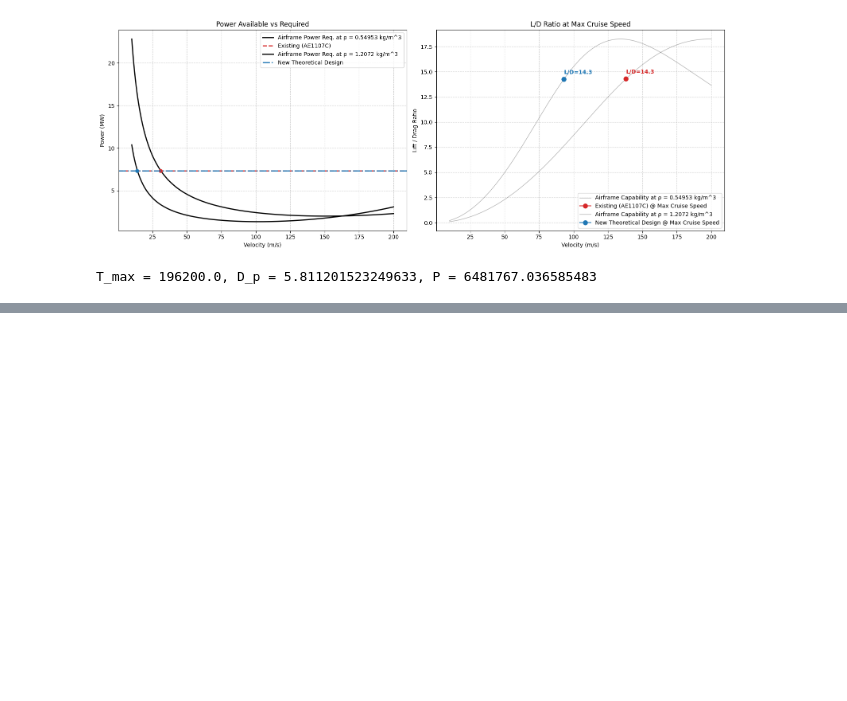
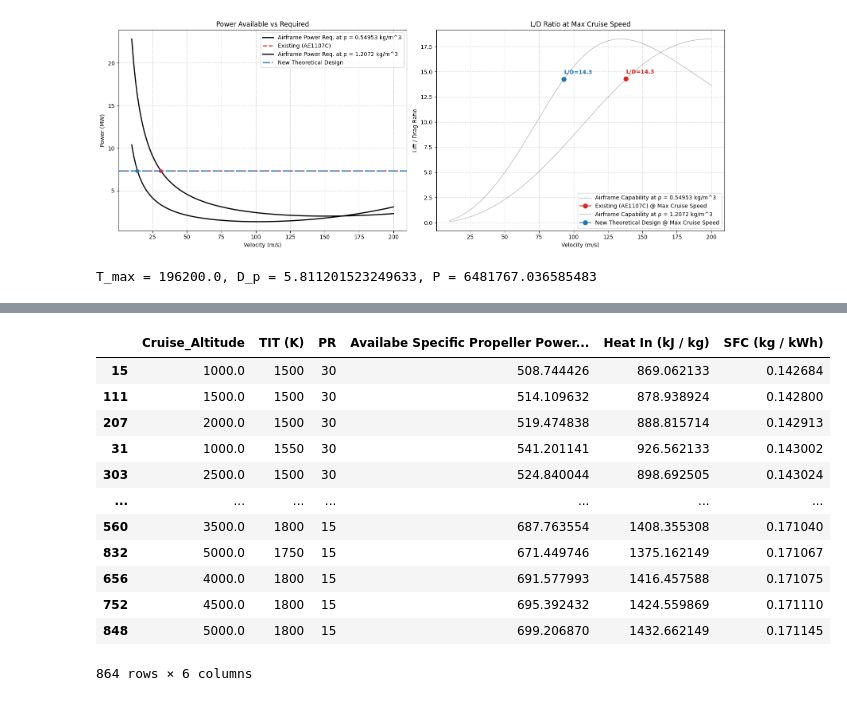
Before and after one commit to abirizky998/AircraftEngineTechnology_Imperial, a Jupyter notebook: AET_Code.ipynb, the cells around one changed output, grey strips where cells are left out. Cells and saved outputs as stored; diff of their text form; code cells hidden in the pictures; blank space fills up the shorter version.

Commit message:
cycle analysis addition

```diff
--- a/AET_Code.ipynb
+++ b/AET_Code.ipynb
@@ -228,19 +204,0 @@ plt.show()
-# %%
-def temp_ratio(p, gamma):
-    return p ** (0.9 * (gamma - 1) / gamma)
-
-T4 = 1700 #K
-T2 = 287
-P2 = 101325 #kPa
-specific_heat_ratio = 1.4
-pressure_ratio_range = np.linspace(15,40,100)
-temp_ratio_range = temp_ratio(pressure_ratio_range, specific_heat_ratio)
-
-fig, (ax1, ax2) =plt.subplots(1, 2, figsize=(16, 6), sharey='all')
-ax1.plot(T2 * temp_ratio_range, pressure_ratio_range)
-ax1.set_xlabel("Compressor Exit Temperature")
-ax1.set_ylabel("Pressure Ratio")
-ax1.grid()
-ax2.plot(T4 / temp_ratio_range, pressure_ratio_range)
-ax2.set_xlabel("Turbine Exit Temperature")
-ax2.grid()
@@ -248,0 +285,21 @@ ax2.grid()
+# %%
+alt_list = [1000.0, 1500.0, 2000.0, 2500.0, 3000.0, 3500.0, 4000.0, 4500.0, 5000.0]
+temp_list = [1500, 1550, 1650, 1700, 1750, 1800]
+pressure_ratio_list = [15, 16, 17, 18, 19, 20, 21, 22, 23, 24, 25, 26, 27, 28, 29, 30]
+
+df = brayton_cycle_analysis(alt_list, temp_list, pressure_ratio_list)
+df.sort_values(by=['SFC (kg / kWh)'])
+# %% [output]
+|  | Cruise_Altitude | TIT (K) | PR | Availabe Specific Propeller Power... | Heat In (kJ / kg) | SFC (kg / kWh) |
+| 15 | 1000.0 | 1500 | 30 | 508.744426 | 869.062133 | 0.142684 |
+| 111 | 1500.0 | 1500 | 30 | 514.109632 | 878.938924 | 0.142800 |
+| 207 | 2000.0 | 1500 | 30 | 519.474838 | 888.815714 | 0.142913 |
+| 31 | 1000.0 | 1550 | 30 | 541.201141 | 926.562133 | 0.143002 |
+| 303 | 2500.0 | 1500 | 30 | 524.840044 | 898.692505 | 0.143024 |
+| ... | ... | ... | ... | ... | ... | ... |
+| 560 | 3500.0 | 1800 | 15 | 687.763554 | 1408.355308 | 0.171040 |
+| 832 | 5000.0 | 1750 | 15 | 671.449746 | 1375.162149 | 0.171067 |
+| 656 | 4000.0 | 1800 | 15 | 691.577993 | 1416.457588 | 0.171075 |
+| 752 | 4500.0 | 1800 | 15 | 695.392432 | 1424.559869 | 0.171110 |
+| 848 | 5000.0 | 1800 | 15 | 699.206870 | 1432.662149 | 0.171145 |
+864 rows × 6 columns
```
Also changed, not shown: parts of 7 cells of this notebook.
